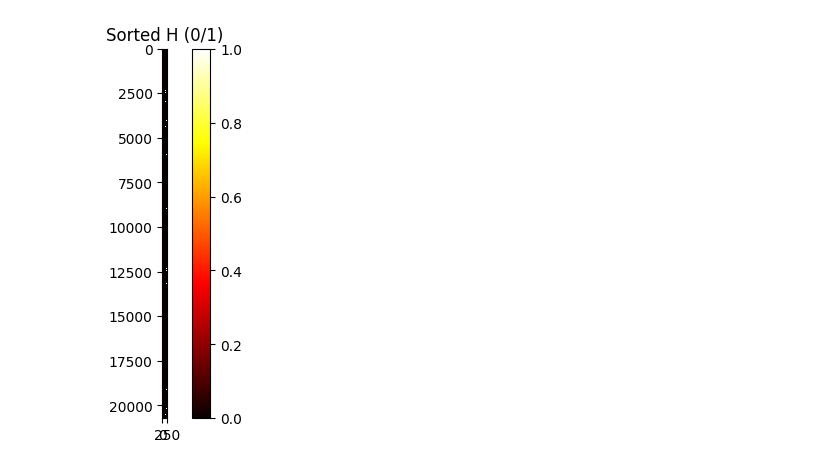
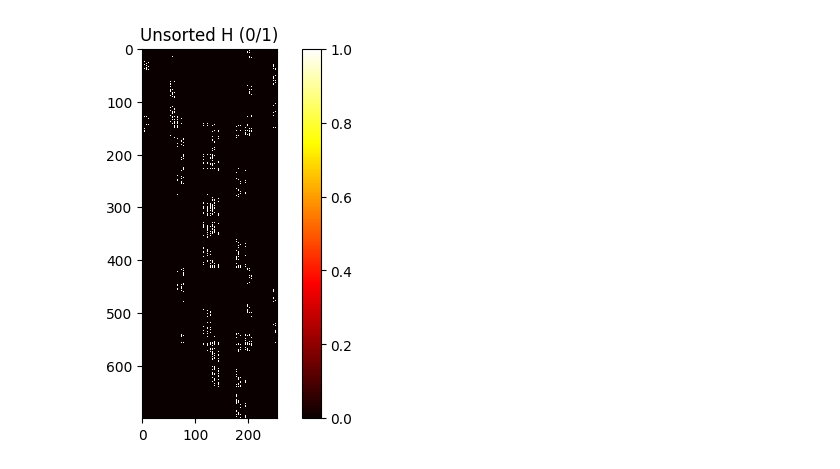
Before and after one commit to jacjosep1/JNI-Toy-Example, a Jupyter notebook: incidence_data_structure/test.ipynb, the cells around one changed output. Saved outputs shown, nothing was run; the diff lists cells and outputs as text; code cells hidden in the pictures.

Commit message:
3.10 added incidence sanity check

```diff
--- a/incidence_data_structure/test.ipynb
+++ b/incidence_data_structure/test.ipynb
@@ -27,6 +39,11 @@ dict_keys(['A', 'B', 'C', 'D', 'E', 'F', 'G', 'H'])
 result : PreprocessedData = As['SPRITE_GM12878']['A']
 raw_csr = csr_matrix(result.H.T)
 raw_weights = result.W
+
+perm = np.random.permutation(raw_csr.shape[0])
+raw_csr = raw_csr[perm]
+raw_weights = raw_weights[perm]
+
 print(raw_csr)
 print(raw_weights)
 # %% [output]
@@ -72,7 +107,7 @@ TEST_ID chr1:0  chr1:7  chr1:10
 # Build heirarchical cache
 m, n = raw_csr.shape
 print(f'Starting m, n = {m, n}')
-min_n, max_n = 2, 64
+min_n, max_n = 2, 256
 
 sorter = TopDownSorting(raw_csr.copy(), raw_weights)
 
@@ -98,7 +133,7 @@ for H, W, _ in sorter.build_cache((min_n, max_n)):
     print("{", end='')
     for x in W: print(f'{x}, ', end='')
     print("}")
-    matrix_heatmap(H_dense, title=f'Cache at #bins={current_n}, #edges={current_m}')
+    matrix_heatmap(H_dense[:100,:], title=f'Cache at #bins={current_n}, #edges={current_m}')
     #A : np.ndarray = H_dense.T @ H_dense
     #np.fill_diagonal(A, 0)
     #matrix_heatmap(A, title=f'Adj at #bins={current_n}, #edges={current_m}')
@@ -152,17 +199,77 @@ weights at #bins=64: [1. 1. 1. 1. 1. 1. 1. 1. 1. 1. 1. 1.]
 # %%
-# Sanity check - highest resolution should lok like raw data
+# Sanity check - highest resolution should look like raw data
 
 H_final = H.tocsr()
 raw = raw_csr.tocsr()
 
-#assert H_final.shape == raw.shape
+m_H, m_raw = H_final.shape[1], raw.shape[1]
+print(m_raw)
 
-H_rows = sorted(map(tuple, H_final.toarray()))
-raw_rows = sorted(map(tuple, raw.toarray()))
+# perm = np.random.permutation(raw.shape[0])
+# raw = raw[perm]
 
-H_sorted = np.array(H_rows)
-raw_sorted = np.array(raw_rows)
+offset = 1000
+num_rows = 700
+col_proportion = 1
+m_H = int(m_H * col_proportion)
+m_raw = int(m_raw * col_proportion)
 
-matrix_heatmap(H_sorted, title="Sorted H (0/1)")
-matrix_heatmap(raw_sorted, title="Sorted Raw (0/1)")
+
+matrix_heatmap(H_final.toarray()[offset:offset+num_rows,:m_H], title="Unsorted H (0/1)")
+matrix_heatmap(raw.toarray()[offset:offset+num_rows,:m_raw], title="Unsorted Raw (0/1)")
+
+# H_rows = sorted(map(tuple, H_final.toarray()))
+# raw_rows = sorted(map(tuple, raw.toarray()))
+
+# H_sorted = np.array(H_rows)
+# raw_sorted = np.array(raw_rows)
+
+def custom_sort(mat):
+    n_cols = mat.shape[1]
+
+    # leftmost 1
+    leftmost = np.where(mat.any(axis=1), np.argmax(mat, axis=1), n_cols)
+
+    # rightmost 1
+    rightmost = np.where(mat.any(axis=1),
+                         n_cols - 1 - np.argmax(mat[:, ::-1], axis=1),
+                         -1)
+
+    # lexsort: last key = primary
+    keys = [mat[:, i] for i in range(n_cols-1, -1, -1)]
+    keys = keys + [rightmost, leftmost]
+
+    order = np.lexsort(keys)
+    return mat[order]
+
+
+H_final_dense = H_final.toarray()
+raw_dense = raw.toarray()
+
+H_sorted = custom_sort(H_final_dense)
+raw_sorted = custom_sort(raw_dense)
+
+# raw_sorted_merged = []
+# i = 0
+# while i < raw_sorted.shape[0] - 1:
+#     start_edge = raw_sorted[i, :]
+#     current_edge = None
+#     j = 0
+#     while current_edge is None or np.array_equal(current_edge, start_edge):
+#         j += 1
+#         if j >= raw_sorted.shape[0]: break
+#         current_edge = raw_sorted[j, :]
+#     raw_sorted_merged.append(start_edge)
+#     i += j
+
+# raw_sorted_merged = np.vstack(raw_sorted_merged)
+
+raw_sorted_merged = raw_sorted
+matrix_heatmap(H_sorted[offset:offset+num_rows,:m_H], title="Sorted high-res cache H (0/1)")
+matrix_heatmap(raw_sorted_merged[offset:offset+num_rows,:m_raw], title="Sorted+Merged Raw (0/1)")
+
+# perm = np.random.permutation(raw_sorted_merged.shape[0])
+# raw_sorted_merged = raw_sorted_merged[perm]
+
+# matrix_heatmap(raw_sorted_merged[offset:offset+num_rows,:], title="Sorted+Merged+Randomized Raw (0/1)")
 # %% [output]
@@ -169 +277 @@ matrix_heatmap(raw_sorted, title="Sorted Raw (0/1)")
-[figure, old version]
+[figure, new version]
```
Also changed, not shown: parts of 11 cells of this notebook.
